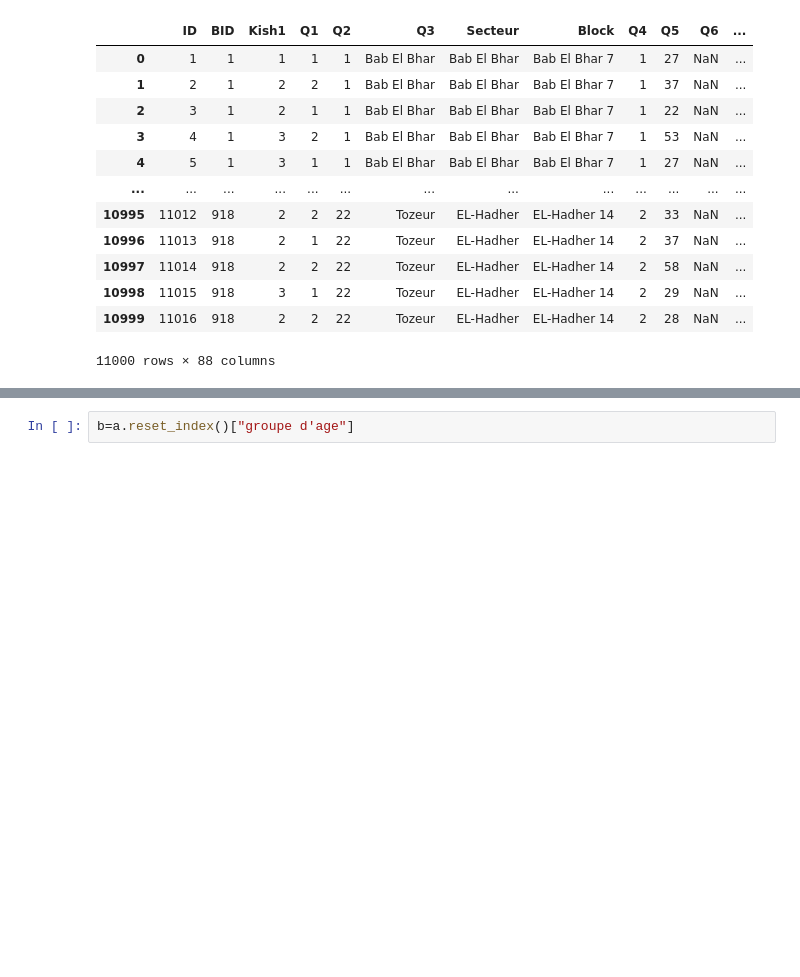
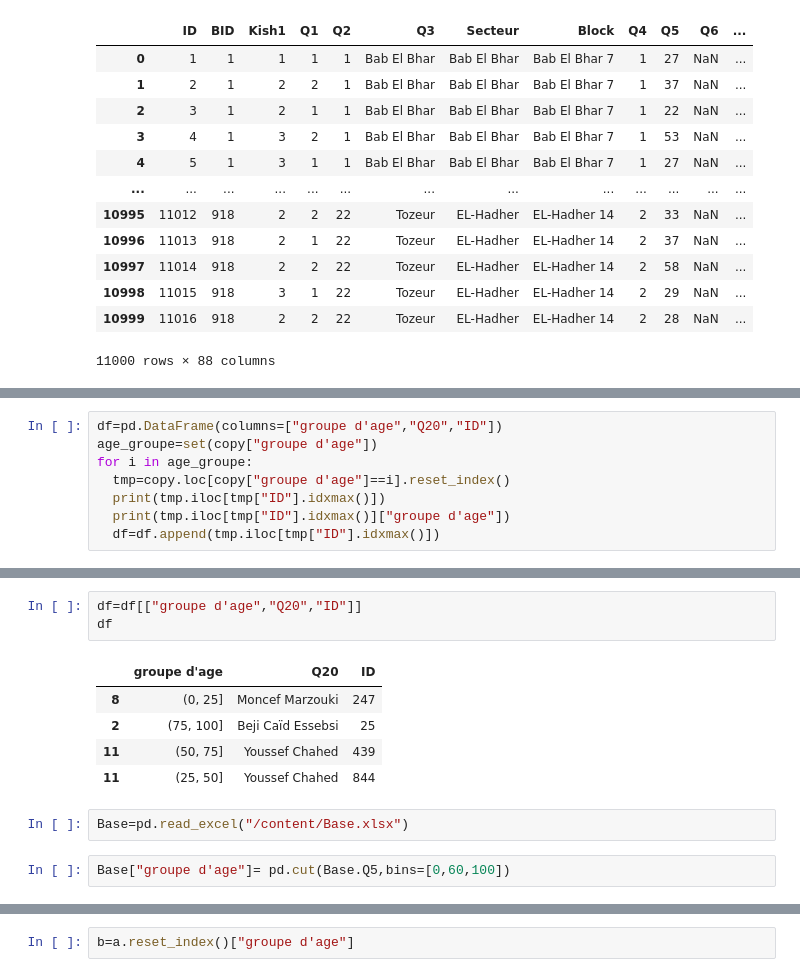
Before and after one commit to med-tz/elelction_Tunisie, a Jupyter notebook: Source.ipynb, the cells around one changed output, grey strips where cells are left out. Cells and saved outputs as stored; diff of their text form; blank space fills up the shorter version.

```diff
--- a/Source.ipynb
+++ b/Source.ipynb
@@ -228,0 +277,8 @@ plt.title(varc)
+# %%
+df=pd.DataFrame(columns=["groupe d'age","Q20","ID"])
+age_groupe=set(copy["groupe d'age"])
+for i in age_groupe:
+  tmp=copy.loc[copy["groupe d'age"]==i].reset_index()
+  print(tmp.iloc[tmp["ID"].idxmax()])
+  print(tmp.iloc[tmp["ID"].idxmax()]["groupe d'age"])
+  df=df.append(tmp.iloc[tmp["ID"].idxmax()])
@@ -228,0 +303,13 @@ plt.title(varc)
+# %%
+df=df[["groupe d'age","Q20","ID"]]
+df
+# %% [output]
+|  | groupe d'age | Q20 | ID |
+| 8 | (0, 25] | Moncef Marzouki | 247 |
+| 2 | (75, 100] | Beji Caïd Essebsi | 25 |
+| 11 | (50, 75] | Youssef Chahed | 439 |
+| 11 | (25, 50] | Youssef Chahed | 844 |
+# %%
+Base=pd.read_excel("/content/Base.xlsx")
+# %%
+Base["groupe d'age"]= pd.cut(Base.Q5,bins=[0,60,100])
```
Also changed, not shown: parts of 17 cells of this notebook.
